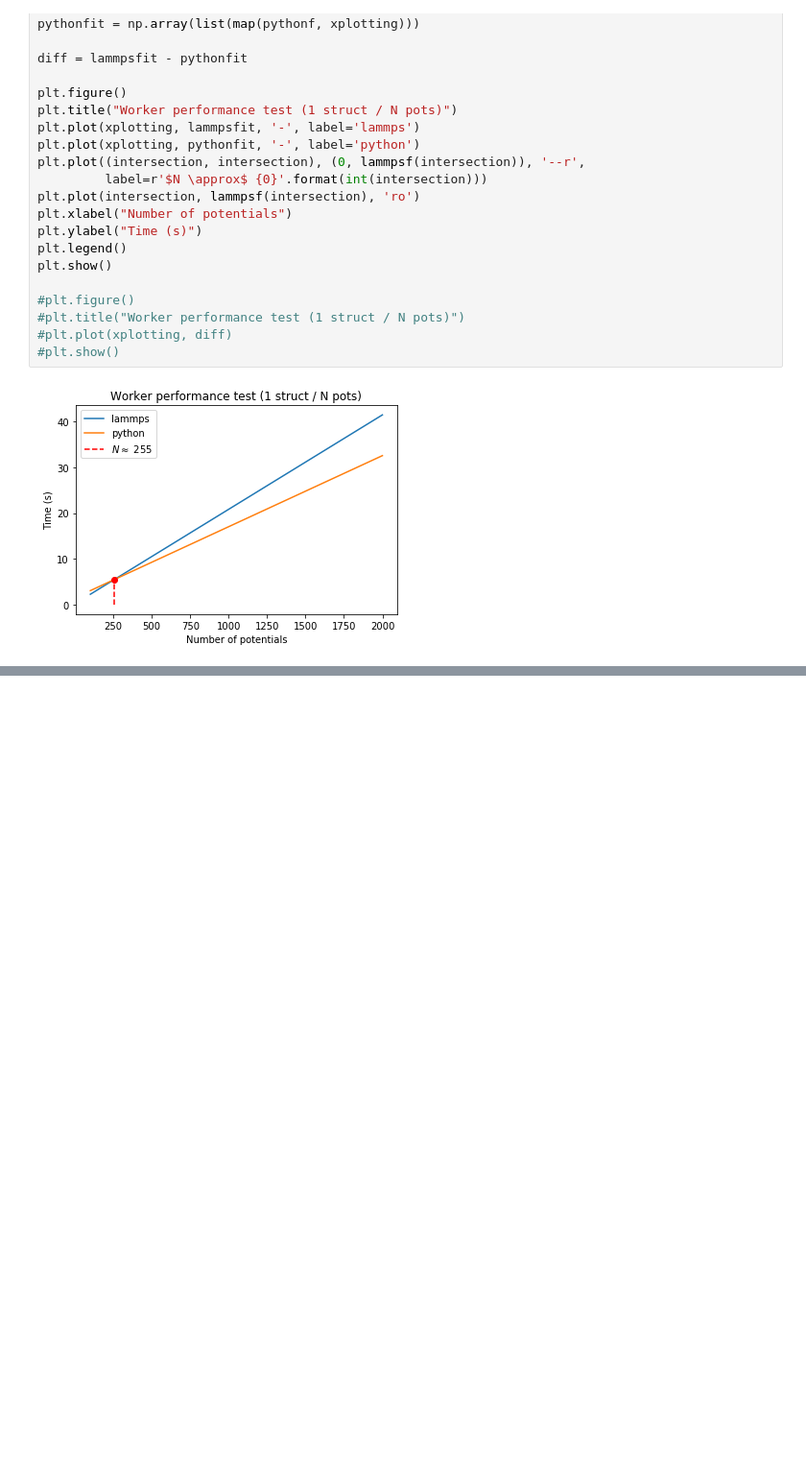
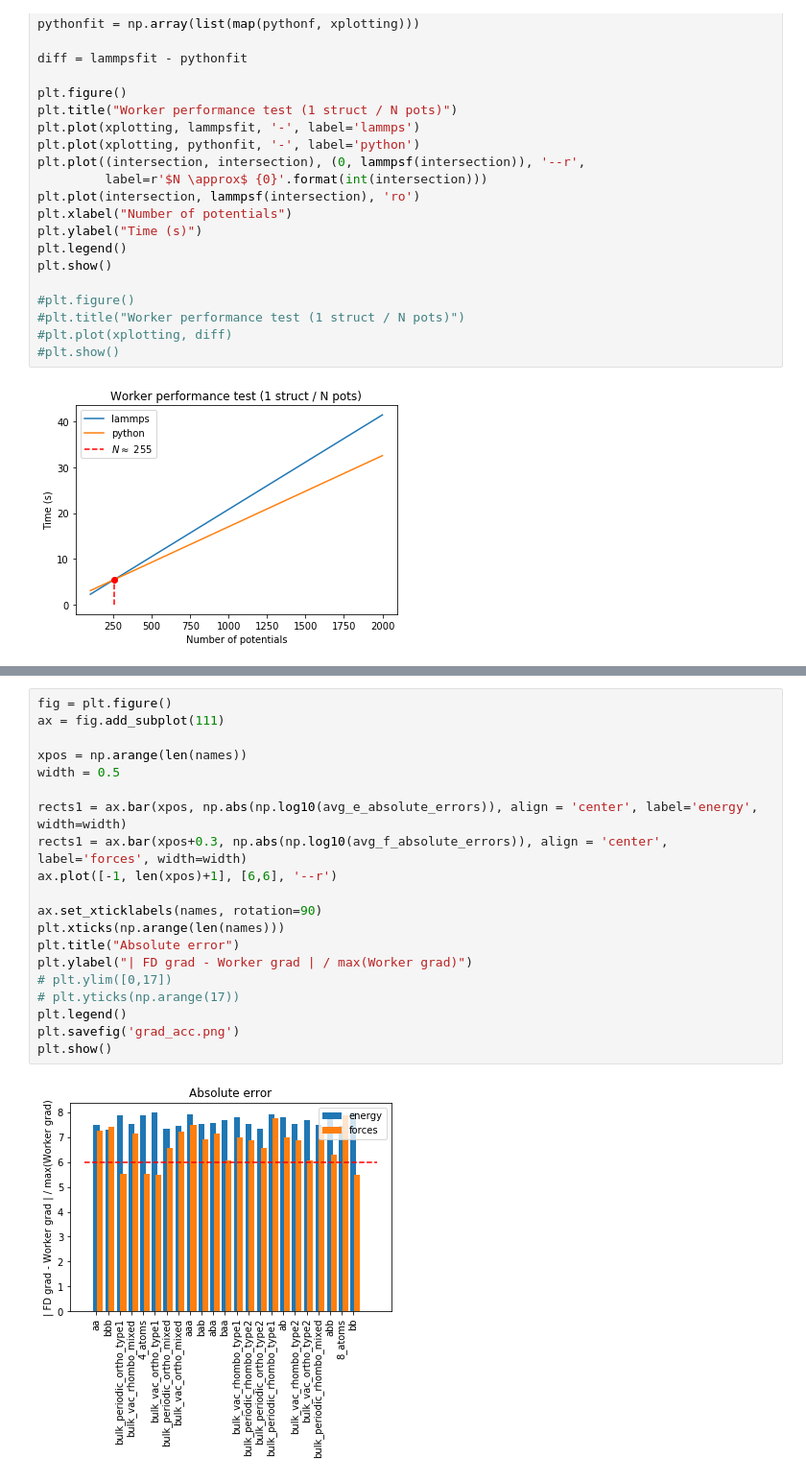
Before and after one commit to TrinkleGroup/s-meam, a Jupyter notebook: src/misc/notebook.ipynb, the cells around one changed output, grey strips where cells are left out. Shown: that part at 96% size. Cells and saved outputs as stored; diff of their text form; blank space fills up the shorter version.

```diff
--- a/src/misc/notebook.ipynb
+++ b/src/misc/notebook.ipynb
@@ -45,0 +178,22 @@ plt.show()
+# %%
+fig = plt.figure()
+ax = fig.add_subplot(111)
+
+xpos = np.arange(len(names))
+width = 0.5
+
+rects1 = ax.bar(xpos, np.abs(np.log10(avg_e_absolute_errors)), align = 'center', label='energy', width=width)
+rects1 = ax.bar(xpos+0.3, np.abs(np.log10(avg_f_absolute_errors)), align = 'center', label='forces', width=width)
+ax.plot([-1, len(xpos)+1], [6,6], '--r')
+
+ax.set_xticklabels(names, rotation=90)
+plt.xticks(np.arange(len(names)))
+plt.title("Absolute error")
+plt.ylabel("| FD grad - Worker grad | / max(Worker grad)")
+# plt.ylim([0,17])
+# plt.yticks(np.arange(17))
+plt.legend()
+plt.savefig('grad_acc.png')
+plt.show()
+# %% [output]
+[figure, added]
```
Also changed, not shown: parts of 10 cells of this notebook, 3 other files.
